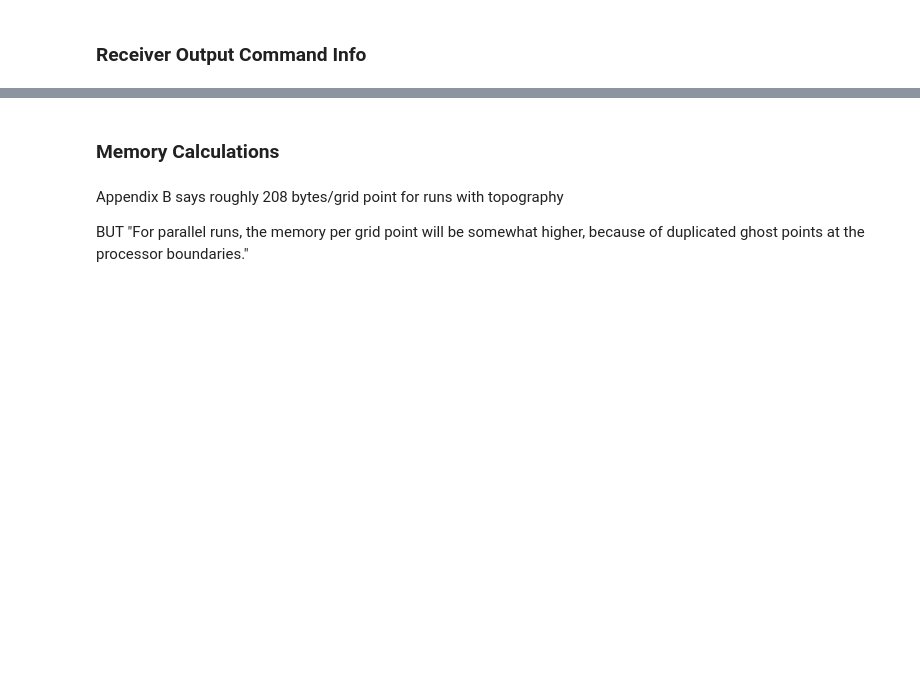
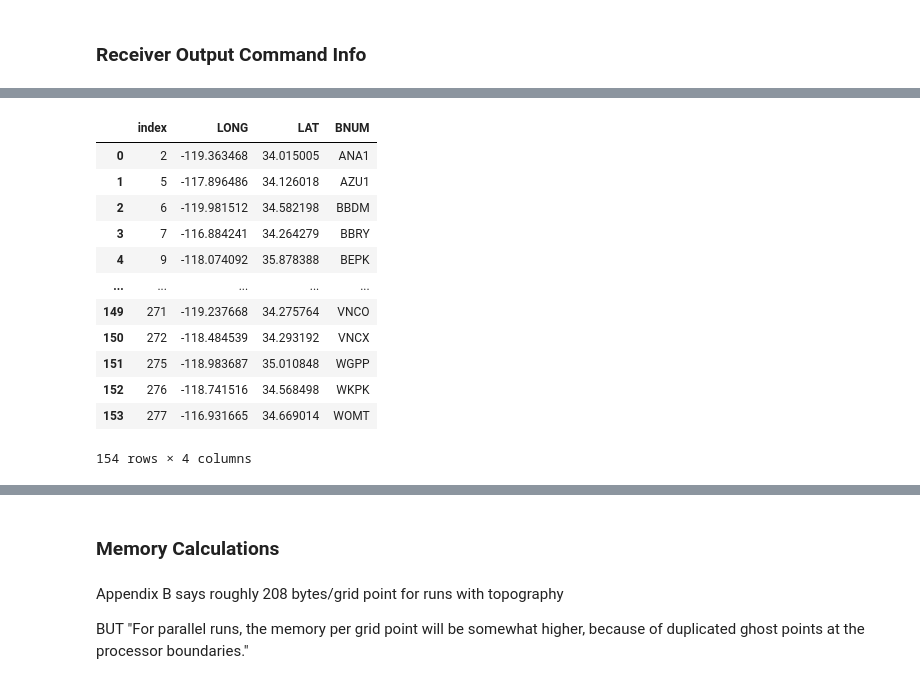
Before and after one commit to UO-Geophysics/sw4_strain, a Jupyter notebook: ProblemSetup.ipynb, the cells around one changed output, grey strips where cells are left out. Saved outputs shown, nothing was run; the diff lists cells and outputs as text; code cells hidden in the pictures; blank space fills up the shorter version.

```diff
--- a/ProblemSetup.ipynb
+++ b/ProblemSetup.ipynb
@@ -454,0 +493,19 @@ out = 'strains'
+# %%
+# Pick out the stations within the domain
+
+gnss_sub = gnss_stas[(gnss_stas['LONG'] < x_evtsta[1]-0.1) & (gnss_stas['LONG'] > x_evtsta[0]+0.1) & (gnss_stas['LAT'] > y_evtsta[1]+0.1) & (gnss_stas['LAT'] < y_evtsta[2]-0.1)].reset_index()
+gnss_sub
+# %% [output]
+|  | index | LONG | LAT | BNUM |
+| 0 | 2 | -119.363468 | 34.015005 | ANA1 |
+| 1 | 5 | -117.896486 | 34.126018 | AZU1 |
+| 2 | 6 | -119.981512 | 34.582198 | BBDM |
+| 3 | 7 | -116.884241 | 34.264279 | BBRY |
+| 4 | 9 | -118.074092 | 35.878388 | BEPK |
+| ... | ... | ... | ... | ... |
+| 149 | 271 | -119.237668 | 34.275764 | VNCO |
+| 150 | 272 | -118.484539 | 34.293192 | VNCX |
+| 151 | 275 | -118.983687 | 35.010848 | WGPP |
+| 152 | 276 | -118.741516 | 34.568498 | WKPK |
+| 153 | 277 | -116.931665 | 34.669014 | WOMT |
+154 rows × 4 columns
```
Also changed, not shown: parts of 12 cells of this notebook, 7 other files.
